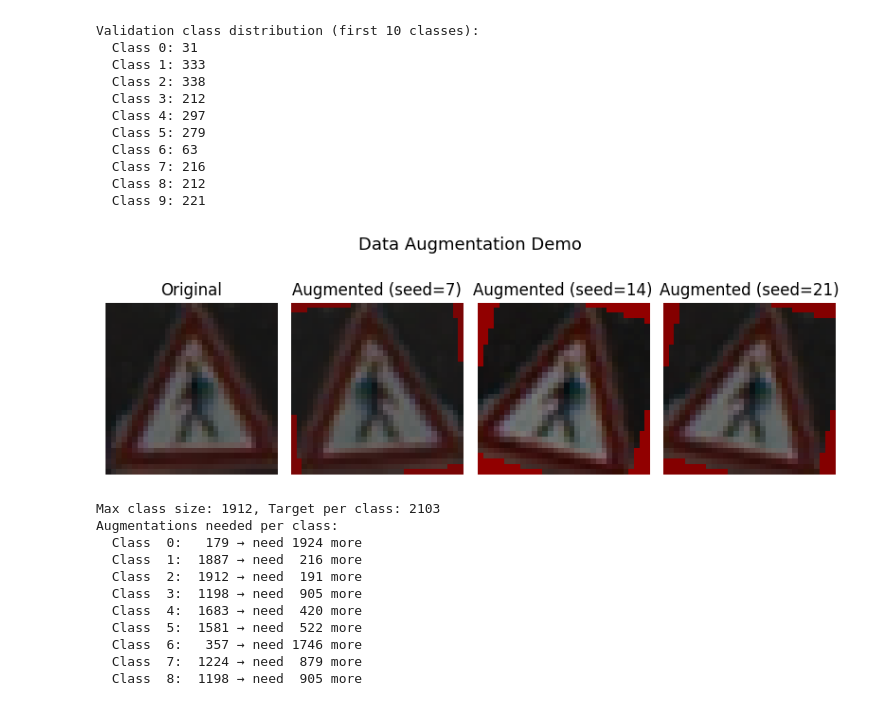
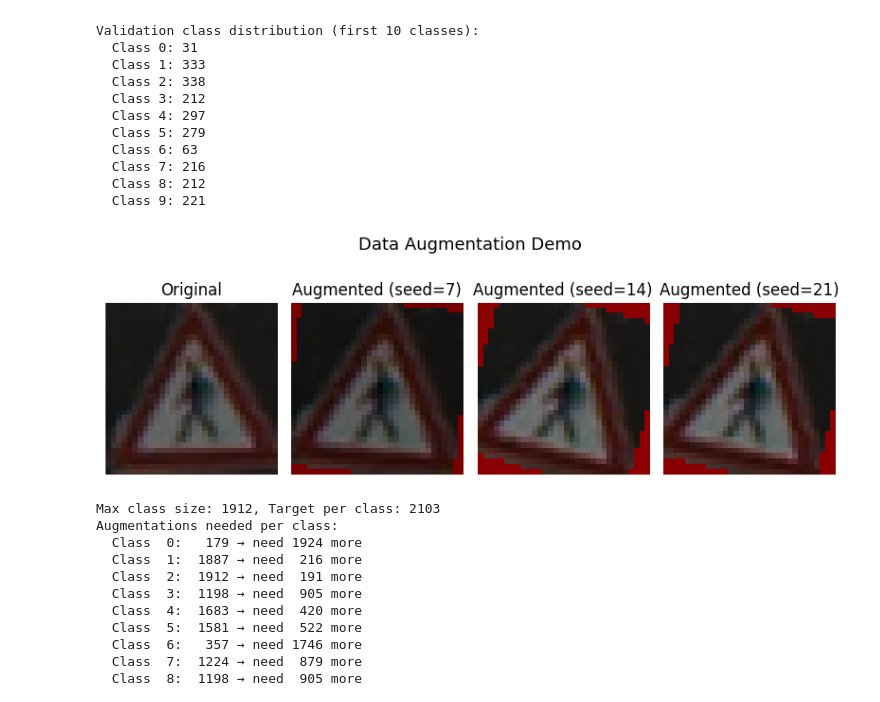
Before and after one commit to krstff/unica_GTSRB_project, a Jupyter notebook: notebook.ipynb, the cells around one changed output. Cells and saved outputs as stored; diff of their text form; code cells hidden in the pictures.

Commit message:
fix: finishing up the notebook, fixing horizontal flip, adding f1, adding logistic regression

```diff
--- a/notebook.ipynb
+++ b/notebook.ipynb
@@ -380,38 +359,43 @@ def augment_image(img, seed=None):
                              expand=False, fillcolor=128)
 
     # Random horizontal flip (50% chance)
-    if random.random() < 0.5:
-        pil_img = pil_img.transpose(Image.FLIP_LEFT_RIGHT)
+    # This is bad for road sings as they rely on the horizontal direction!
+    # if random.random() < 0.5:
+    #     pil_img = pil_img.transpose(Image.FLIP_LEFT_RIGHT)
+    # with this on:
+    # Test Accuracy:  0.9734
+    # F1 (macro):    0.9514
+    # F1 (weighted): 0.9731
 
     # Convert back to array
     arr = np.array(pil_img, dtype=np.float32) / 255.0
 
     # Random brightness adjustment (±15%)
     brightness = random.uniform(0.85, 1.15)
     arr = np.clip(arr * brightness, 0, 1)
 
     # Random contrast adjustment (±15%)
     contrast = random.uniform(0.85, 1.15)
     mean = arr.mean()
     arr = np.clip((arr - mean) * contrast + mean, 0, 1)
 
     return arr
 
 # Quick demo — show original vs augmented versions of one sample
 demo_idx = 0
 fig, axes = plt.subplots(1, 4, figsize=(8, 3))
 axes[0].imshow(X_train[demo_idx])
 axes[0].set_title("Original")
 for i in range(1, 4):
     axes[i].imshow(augment_image(X_train[demo_idx], seed=i * 7))
     axes[i].set_title(f"Augmented (seed={i*7})")
 for ax in axes:
     ax.axis("off")
 plt.suptitle("Data Augmentation Demo", fontsize=13)
 plt.tight_layout()
 plt.show()
 # %% [output]
-[figure, old version]
+[figure, new version]
 # %%
 # Determine target count per class (use the max class size)
 class_counts = np.bincount(y_train, minlength=43)
```
Also changed, not shown: parts of 13 cells of this notebook, 4 other files.
